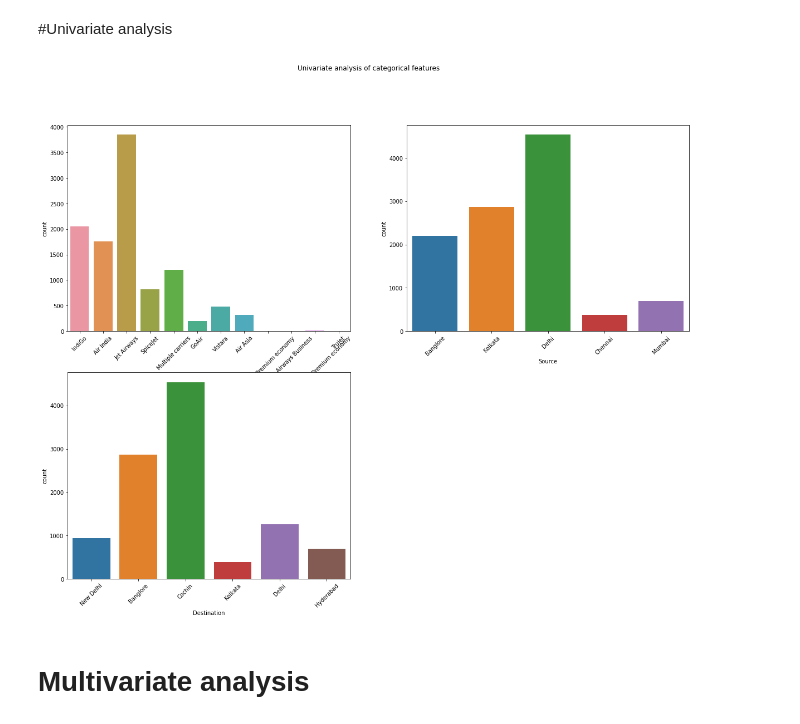
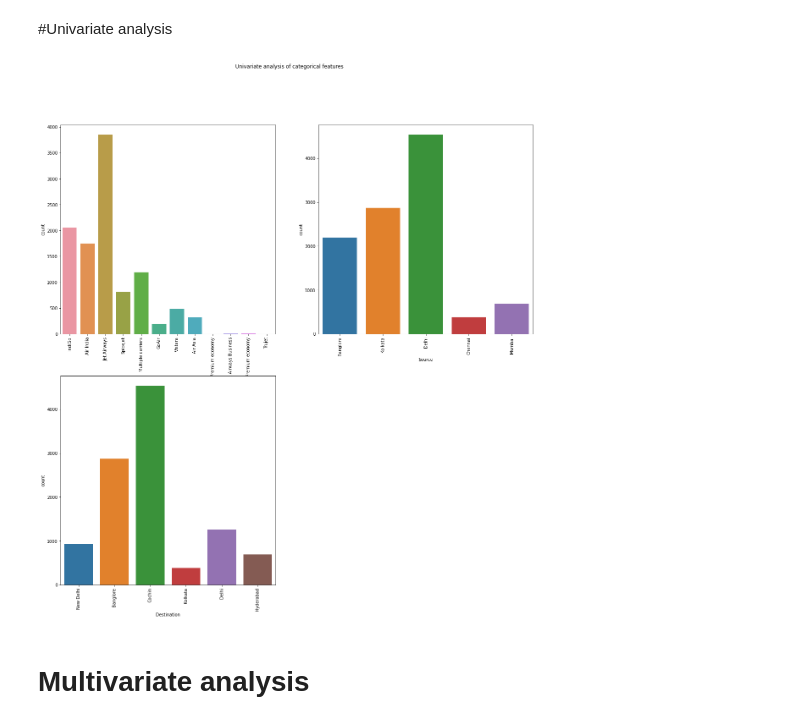
Before and after one commit to chandansinghthakur/flight_price_prediction, a Jupyter notebook: Flight_price_prediction_EDA.ipynb, the cells around one changed output. Cells and saved outputs as stored; diff of their text form; code cells hidden in the pictures.

```diff
--- a/Flight_price_prediction_EDA.ipynb
+++ b/Flight_price_prediction_EDA.ipynb
@@ -143,15 +144,15 @@ Name: Additional_Info, dtype: float64
 #Univariate analysis
 # %%
 # categorical columns
-plt.figure(figsize=(20,15))
-plt.suptitle('Univariate analysis of categorical features')
+plt.figure(figsize=(20,20))
+plt.suptitle('Univariate analysis of categorical features',fontweight=20)
 cat1 = ['Airline', 'Source', 'Destination']
 for i in range(0, len(cat1)):
   plt.subplot(2,2,i+1)
   sns.countplot(x=df[cat1[i]])
-  plt.xticks(rotation=45)
+  plt.xticks(rotation=90)
 # %% [output]
-[figure, old version]
+[figure, new version]
 # %% [markdown]
 # Multivariate analysis
 # %%
```
Also changed, not shown: parts of 10 cells of this notebook.
